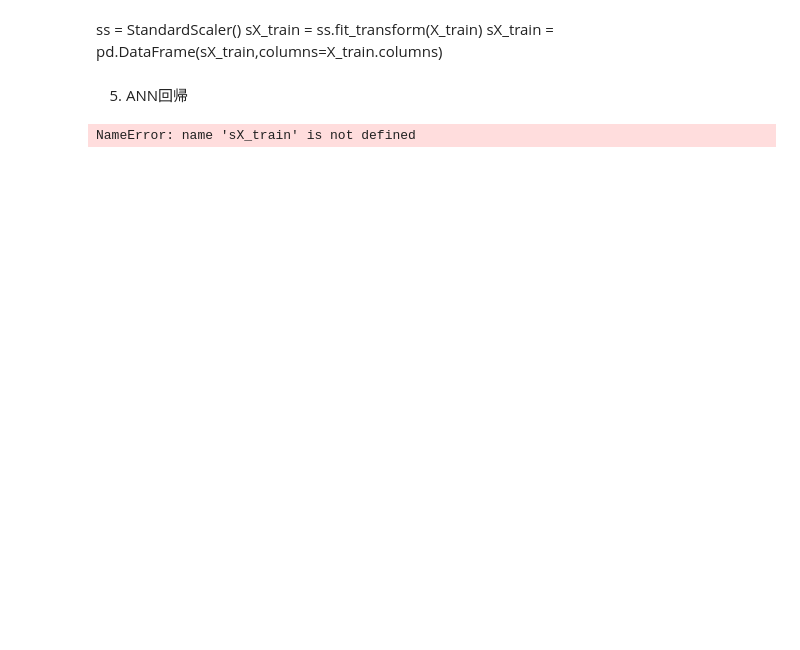
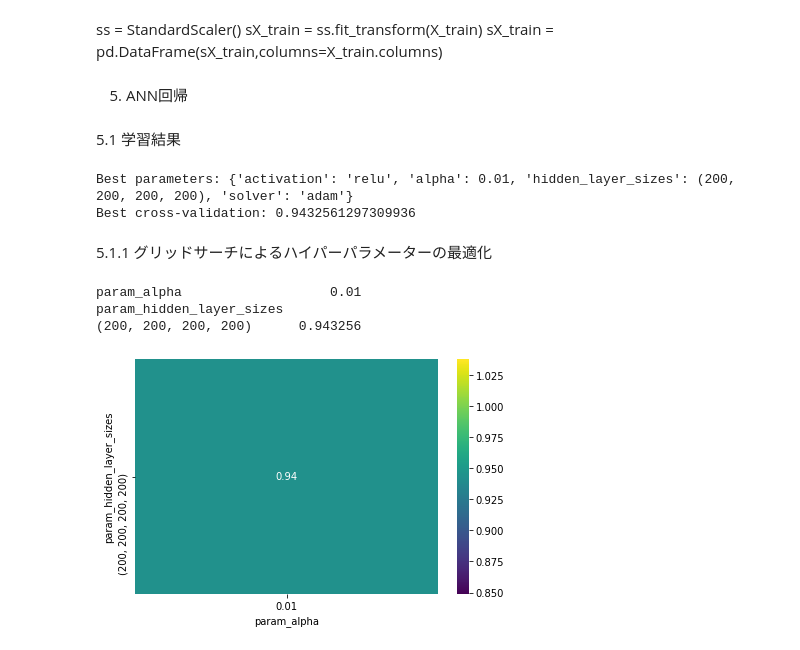
Before and after one commit to HirokiHasegawa0720/diffraction, a Jupyter notebook: 修論/修論ver1.ipynb, the cells around one changed output. Cells and saved outputs as stored; diff of their text form; code cells hidden in the pictures; blank space fills up the shorter version.

```diff
--- a/修論/修論ver1.ipynb
+++ b/修論/修論ver1.ipynb
@@ -102,9 +113,18 @@ Index(['P0', 'H0[KJ/kg]', 'M0[kg/kmol]', 'γ0[-]', 'pcj[bar]', 'Tcj[K]',
+# %%
+ss = StandardScaler()
+sX_trainval = ss.fit_transform(X_trainval)
+#sXC2H2Hetest = ss.transform(XC2H2Hetest)
+#sXC3H6O2test = ss.transform(XC3H6O2test)
+
+sX_trainval = pd.DataFrame(sX_trainval,columns=X_trainval.columns)
 # %% [markdown]
 ss = StandardScaler()
 sX_train = ss.fit_transform(X_train)
 sX_train = pd.DataFrame(sX_train,columns=X_train.columns)
 # %% [markdown]
 5. ANN回帰
+# %% [markdown]
+5.1 学習結果
 # %%
 sol = ['adam']
 act = ['relu']
@@ -116,12 +136,29 @@ for i in [4]:
         b=tuple(b)
         hidd.append(b)
 
-alp=[1e-4]
+alp=[1e-2]
 param_grid = {'solver':sol,'activation':act,'hidden_layer_sizes':hidd,'alpha':alp}
-grid1=GridSearchCV(MLPRegressor(), param_grid ,cv=2, n_jobs=4)
-grid1.fit(sX_train,y_train)
+grid1 = GridSearchCV(MLPRegressor(), param_grid ,cv=10, n_jobs=4)
+grid1.fit(sX_trainval,y_trainval)
 
 print('Best parameters: {}'.format(grid1.best_params_))
 print('Best cross-validation: {}'.format(grid1.best_score_))
 # %% [output]
-NameError: name 'sX_train' is not defined
+Best parameters: {'activation': 'relu', 'alpha': 0.01, 'hidden_layer_sizes': (200, 200, 200, 200), 'solver': 'adam'}
+Best cross-validation: 0.9432561297309936
+# %% [markdown]
+5.1.1 グリッドサーチによるハイパーパラメーターの最適化
+# %%
+plt.figure()
+cv_result = pd.DataFrame(grid1.cv_results_)
+cv_result = cv_result[['param_hidden_layer_sizes', 'param_alpha', 'mean_test_score']]
+cv_result_pivot = cv_result.pivot_table('mean_test_score', 'param_hidden_layer_sizes', 'param_alpha')
+print(cv_result_pivot )
+heat_map = sns.heatmap(cv_result_pivot, cmap='viridis', annot=True)
+plt.tight_layout()
+plt.savefig("gurafu8.png")
+# %% [output]
+param_alpha                   0.01
+param_hidden_layer_sizes
+(200, 200, 200, 200)      0.943256
+[figure, added]
```
Also changed, not shown: parts of 62 cells of this notebook, 14 other files.
